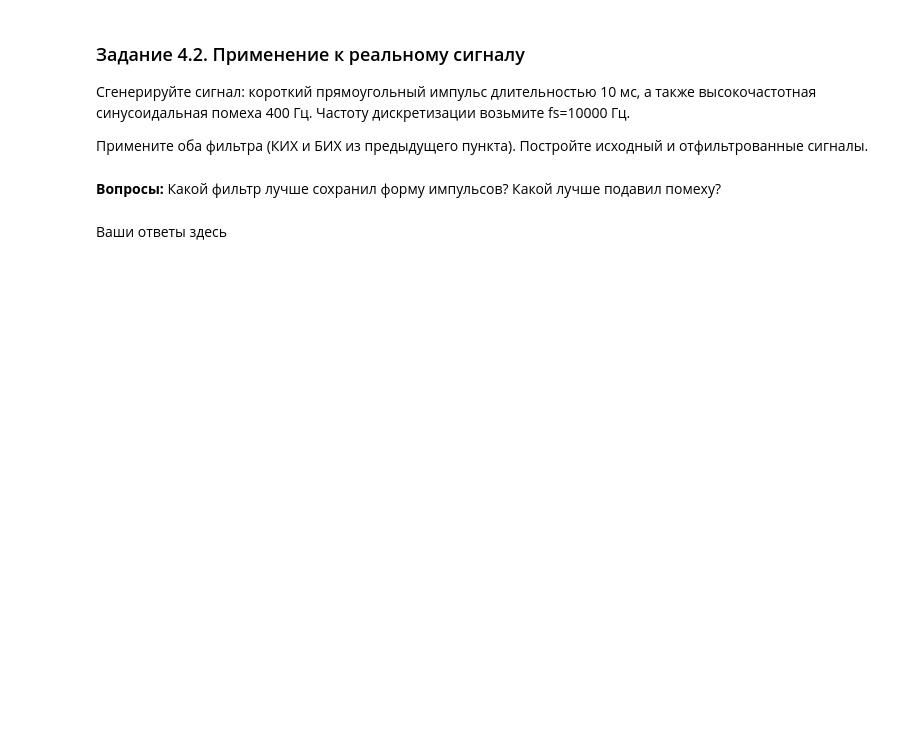
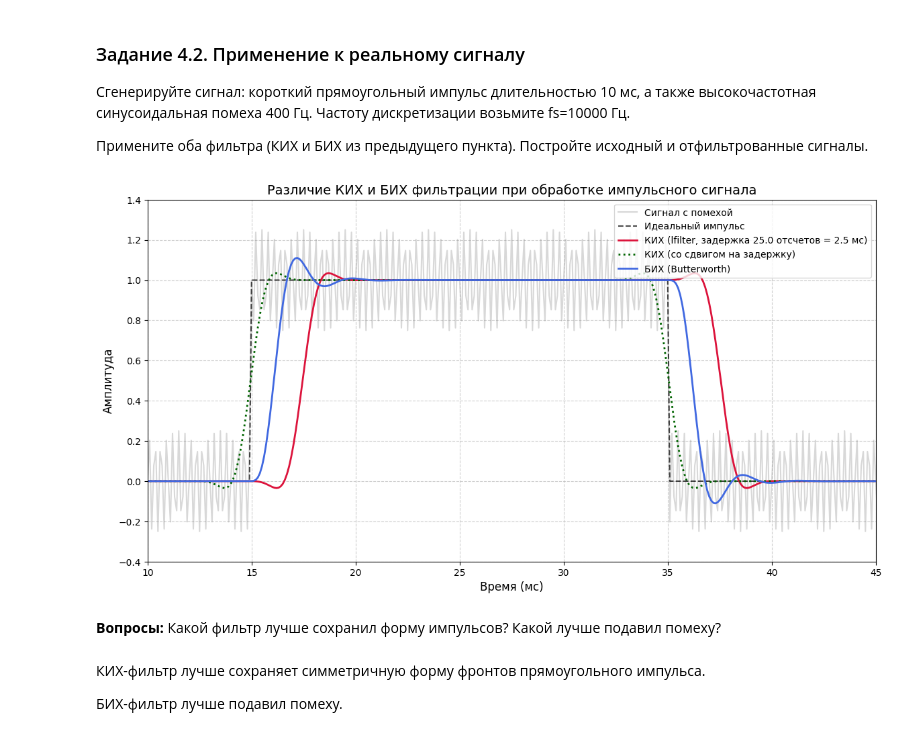
Before and after one commit to Uzema/dsp-seminars, a Jupyter notebook: seminars/6.ipynb, the cells around one changed output. Drawn from its saved outputs; the diff is of its cells as text; code cells hidden in the pictures; blank space fills up the shorter version.

```diff
--- a/seminars/6.ipynb
+++ b/seminars/6.ipynb
@@ -587,4 +585,49 @@ plt.show()
+# %%
+fs_high = 10000
+t_pulse = np.linspace(0, 0.06, int(fs_high * 0.06), endpoint=False)
+
+pulse = np.where((t_pulse >= 0.015) & (t_pulse <= 0.035), 1.0, 0.0)
+hf_noise = 0.25 * np.sin(2 * np.pi * 3500 * t_pulse)
+x_pulse = pulse + hf_noise
+
+cutoff_hz = 400
+b_fir_h = signal.firwin(51, cutoff_hz, window='hamming', fs=fs_high)
+b_iir_h, a_iir_h = signal.butter(4, cutoff_hz, btype='low', fs=fs_high)
+
+y_fir_p = signal.lfilter(b_fir_h, [1], x_pulse)
+y_iir_p = signal.lfilter(b_iir_h, a_iir_h, x_pulse)
+
+fir_delay = (51 - 1) / 2
+t_fir_corrected = t_pulse - (fir_delay / fs_high)
+
+plt.figure(figsize=(14, 7))
+
+plt.plot(t_pulse * 1000, x_pulse, color='gray', alpha=0.3, label='Сигнал с помехой')
+plt.plot(t_pulse * 1000, pulse, color='black', linestyle='--', alpha=0.7, label='Идеальный импульс')
+
+plt.plot(t_pulse * 1000, y_fir_p, color='crimson', linewidth=2,
+         label=f'КИХ (lfilter, задержка {fir_delay} отсчетов = {fir_delay/fs_high*1000:.1f} мс)')
+
+plt.plot(t_fir_corrected * 1000, y_fir_p, color='darkgreen', linewidth=2, linestyle=':',
+         label='КИХ (со сдвигом на задержку)')
+
+plt.plot(t_pulse * 1000, y_iir_p, color='royalblue', linewidth=2,
+         label='БИХ (Butterworth)')
+
+plt.title('Различие КИХ и БИХ фильтрации при обработке импульсного сигнала', fontsize=14)
+plt.xlabel('Время (мс)', fontsize=12)
+plt.ylabel('Амплитуда', fontsize=12)
+plt.xlim(10, 45)
+plt.ylim(-0.4, 1.4)
+plt.grid(True, which='both', linestyle='--', alpha=0.6)
+plt.legend(loc='upper right', fontsize=10)
+
+plt.show()
+# %% [output]
+[figure, added]
 # %% [markdown]
 **Вопросы:** Какой фильтр лучше сохранил форму импульсов? Какой лучше подавил помеху?
-# %% [markdown]
-Ваши ответы здесь
+# %% [markdown]
+КИХ-фильтр лучше сохраняет симметричную форму фронтов прямоугольного импульса.
+
+БИХ-фильтр лучше подавил помеху.
```
Also changed, not shown: parts of 1 cell of this notebook.
